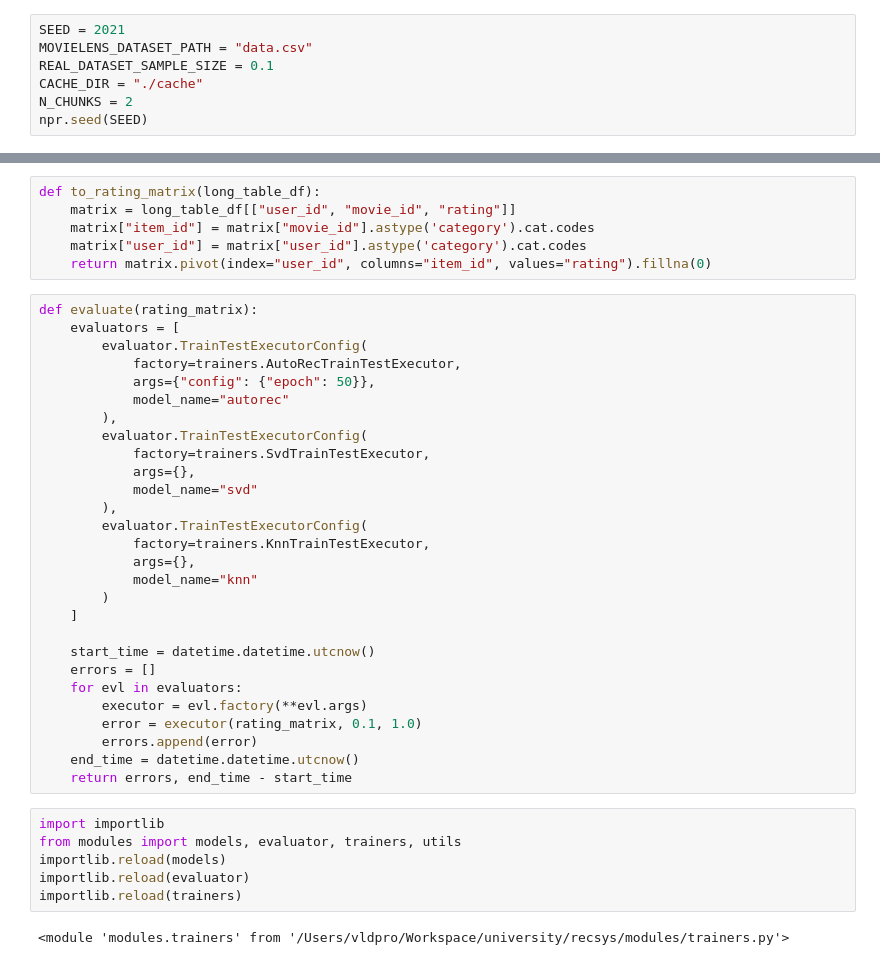
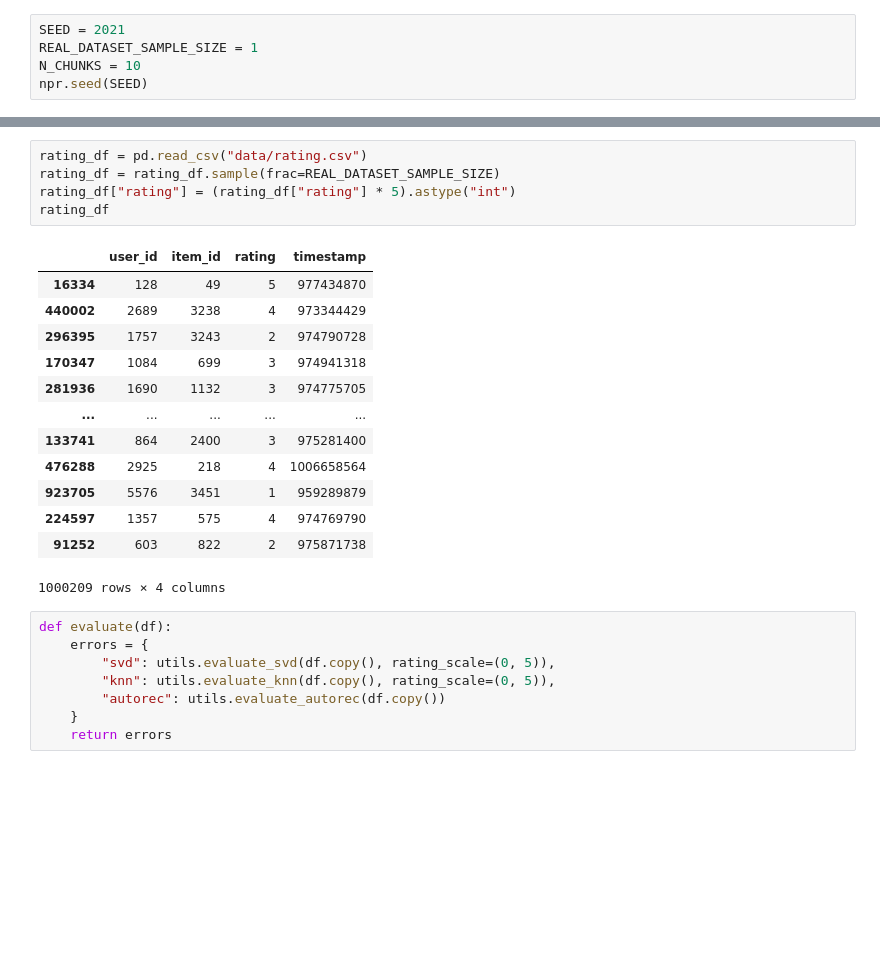
Before and after one commit to vldpro/SynEvaRec, a Jupyter notebook: notebooks/movielens/find_best_chunks.ipynb, the cells around one changed output, grey strips where cells are left out. Saved outputs shown, nothing was run; the diff lists cells and outputs as text; blank space fills up the shorter version.

```diff
--- a/notebooks/movielens/find_best_chunks.ipynb
+++ b/notebooks/movielens/find_best_chunks.ipynb
@@ -12,7 +8,5 @@ if module_path not in sys.path:
 # %%
 SEED = 2021
-MOVIELENS_DATASET_PATH = "data.csv"
-REAL_DATASET_SAMPLE_SIZE = 0.1
-CACHE_DIR = "./cache"
-N_CHUNKS = 2
+REAL_DATASET_SAMPLE_SIZE = 1
+N_CHUNKS = 10
 npr.seed(SEED)
@@ -43,45 +13,30 @@ real_dataset
-# %%
-def to_rating_matrix(long_table_df):
-    matrix = long_table_df[["user_id", "movie_id", "rating"]]
-    matrix["item_id"] = matrix["movie_id"].astype('category').cat.codes
-    matrix["user_id"] = matrix["user_id"].astype('category').cat.codes
-    return matrix.pivot(index="user_id", columns="item_id", values="rating").fillna(0)
-# %%
-def evaluate(rating_matrix):
-    evaluators = [
-        evaluator.TrainTestExecutorConfig(
-            factory=trainers.AutoRecTrainTestExecutor,
-            args={"config": {"epoch": 50}},
-            model_name="autorec"
-        ),
-        evaluator.TrainTestExecutorConfig(
-            factory=trainers.SvdTrainTestExecutor,
-            args={},
-            model_name="svd"
-        ),
-        evaluator.TrainTestExecutorConfig(
-            factory=trainers.KnnTrainTestExecutor,
-            args={},
-            model_name="knn"
-        )
-    ]
-
-    start_time = datetime.datetime.utcnow()
-    errors = []
-    for evl in evaluators:
-        executor = evl.factory(**evl.args)
-        error = executor(rating_matrix, 0.1, 1.0)
-        errors.append(error)
-    end_time = datetime.datetime.utcnow()
-    return errors, end_time - start_time
-# %%
-import importlib
-from modules import models, evaluator, trainers, utils
-importlib.reload(models)
-importlib.reload(evaluator)
-importlib.reload(trainers)
-# %% [output]
-<module 'modules.trainers' from '/Users/vldpro/Workspace/university/recsys/modules/trainers.py'>
+# %%
+rating_df = pd.read_csv("data/rating.csv")
+rating_df = rating_df.sample(frac=REAL_DATASET_SAMPLE_SIZE)
+rating_df["rating"] = (rating_df["rating"] * 5).astype("int")
+rating_df
+# %% [output]
+|  | user_id | item_id | rating | timestamp |
+| 16334 | 128 | 49 | 5 | 977434870 |
+| 440002 | 2689 | 3238 | 4 | 973344429 |
+| 296395 | 1757 | 3243 | 2 | 974790728 |
+| 170347 | 1084 | 699 | 3 | 974941318 |
+| 281936 | 1690 | 1132 | 3 | 974775705 |
+| ... | ... | ... | ... | ... |
+| 133741 | 864 | 2400 | 3 | 975281400 |
+| 476288 | 2925 | 218 | 4 | 1006658564 |
+| 923705 | 5576 | 3451 | 1 | 959289879 |
+| 224597 | 1357 | 575 | 4 | 974769790 |
+| 91252 | 603 | 822 | 2 | 975871738 |
+1000209 rows × 4 columns
+# %%
+def evaluate(df):
+    errors = {
+        "svd": utils.evaluate_svd(df.copy(), rating_scale=(0, 5)),
+        "knn": utils.evaluate_knn(df.copy(), rating_scale=(0, 5)),
+        "autorec": utils.evaluate_autorec(df.copy())
+    }
+    return errors
 # %%
 %%time
 npr.seed(SEED)
```
Also changed, not shown: parts of 9 cells of this notebook, 12 other files.
